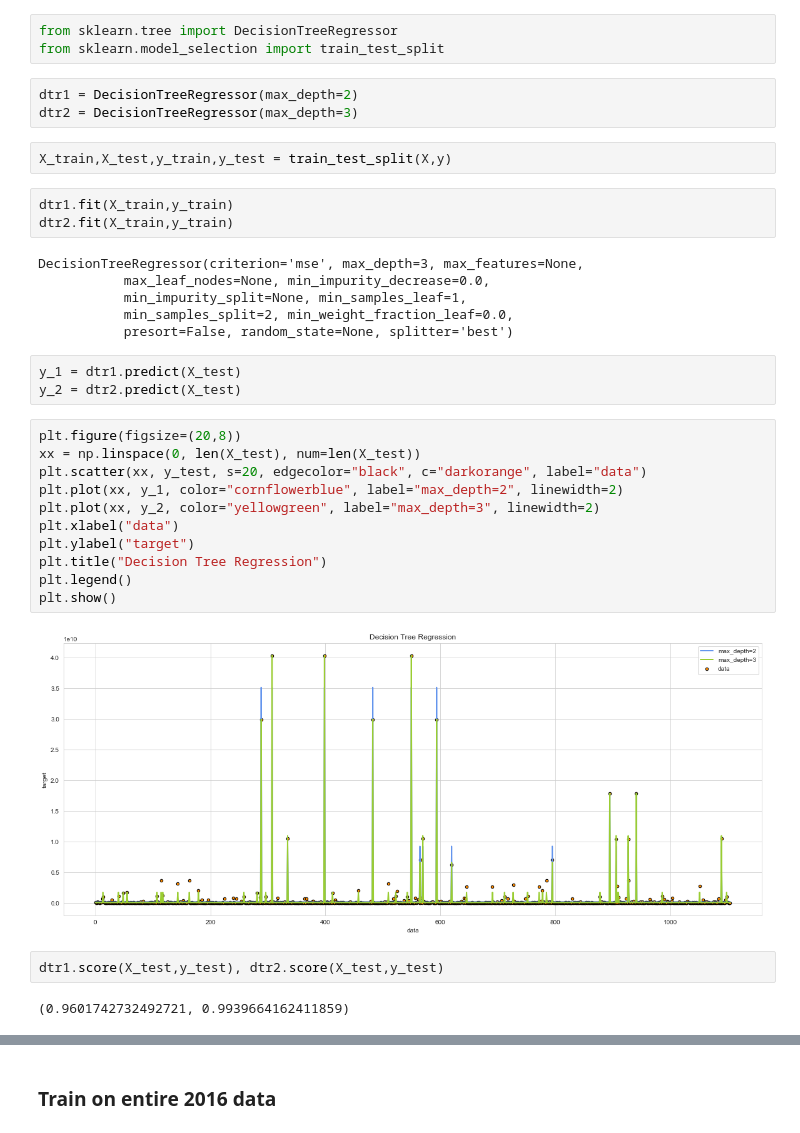
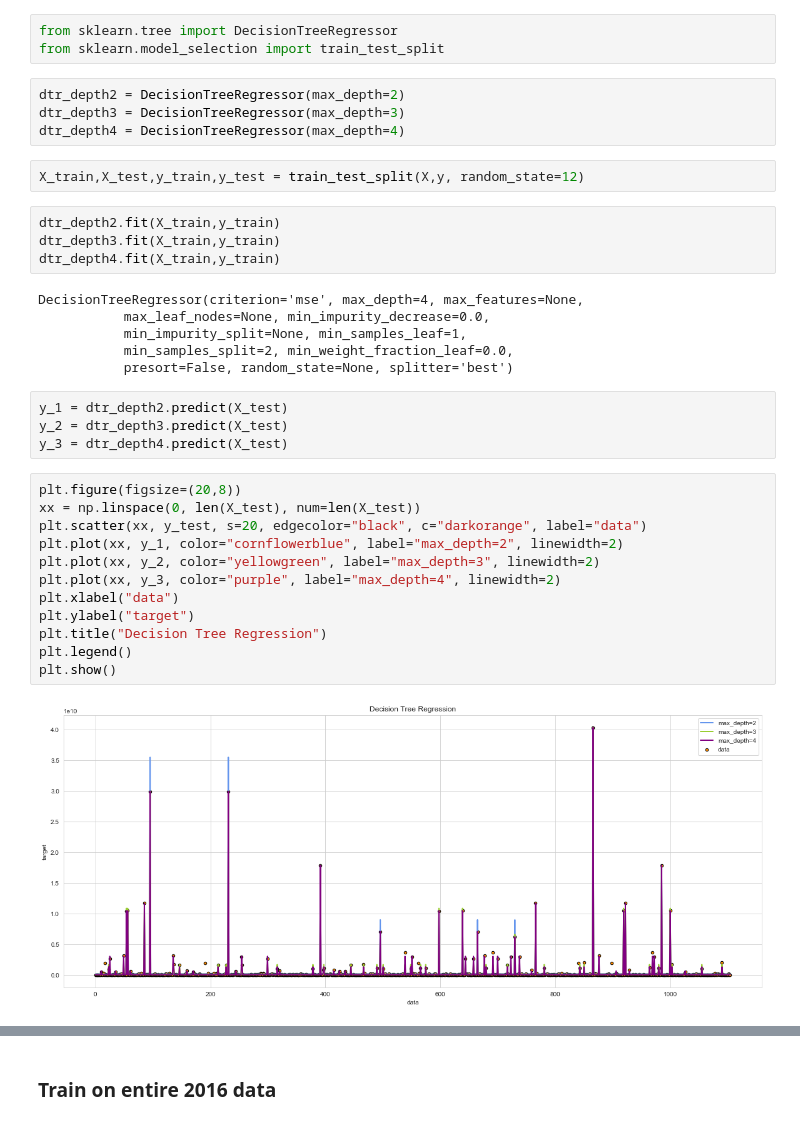
Before and after one commit to LindseyMoser/DSI_Capstone_B, a Jupyter notebook: 1_Data/Model_RegressionTree_fromscript.ipynb, the cells around one changed output, grey strips where cells are left out. Drawn from its saved outputs; the diff is of its cells as text.

Commit message:
updated regression tree notebooks with viz

```diff
--- a/1_Data/Model_RegressionTree_fromscript.ipynb
+++ b/1_Data/Model_RegressionTree_fromscript.ipynb
@@ -77,36 +62,36 @@ y = df_clean['fndng_tgt_2017']
 from sklearn.tree import DecisionTreeRegressor
 from sklearn.model_selection import train_test_split
 # %%
-dtr1 = DecisionTreeRegressor(max_depth=2)
-dtr2 = DecisionTreeRegressor(max_depth=3)
+dtr_depth2 = DecisionTreeRegressor(max_depth=2)
+dtr_depth3 = DecisionTreeRegressor(max_depth=3)
+dtr_depth4 = DecisionTreeRegressor(max_depth=4)
 # %%
-X_train,X_test,y_train,y_test = train_test_split(X,y)
+X_train,X_test,y_train,y_test = train_test_split(X,y, random_state=12)
 # %%
-dtr1.fit(X_train,y_train)
-dtr2.fit(X_train,y_train)
+dtr_depth2.fit(X_train,y_train)
+dtr_depth3.fit(X_train,y_train)
+dtr_depth4.fit(X_train,y_train)
 # %% [output]
-DecisionTreeRegressor(criterion='mse', max_depth=3, max_features=None,
+DecisionTreeRegressor(criterion='mse', max_depth=4, max_features=None,
            max_leaf_nodes=None, min_impurity_decrease=0.0,
            min_impurity_split=None, min_samples_leaf=1,
            min_samples_split=2, min_weight_fraction_leaf=0.0,
            presort=False, random_state=None, splitter='best')
 # %%
-y_1 = dtr1.predict(X_test)
-y_2 = dtr2.predict(X_test)
+y_1 = dtr_depth2.predict(X_test)
+y_2 = dtr_depth3.predict(X_test)
+y_3 = dtr_depth4.predict(X_test)
 # %%
 plt.figure(figsize=(20,8))
 xx = np.linspace(0, len(X_test), num=len(X_test))
 plt.scatter(xx, y_test, s=20, edgecolor="black", c="darkorange", label="data")
 plt.plot(xx, y_1, color="cornflowerblue", label="max_depth=2", linewidth=2)
 plt.plot(xx, y_2, color="yellowgreen", label="max_depth=3", linewidth=2)
+plt.plot(xx, y_3, color="purple", label="max_depth=4", linewidth=2)
 plt.xlabel("data")
 plt.ylabel("target")
 plt.title("Decision Tree Regression")
 plt.legend()
 plt.show()
 # %% [output]
-[figure, old version]
+[figure, new version]
-# %%
-dtr1.score(X_test,y_test), dtr2.score(X_test,y_test)
-# %% [output]
-(0.9601742732492721, 0.9939664162411859)
```
Also changed, not shown: parts of 13 cells of this notebook, 2 other files.
